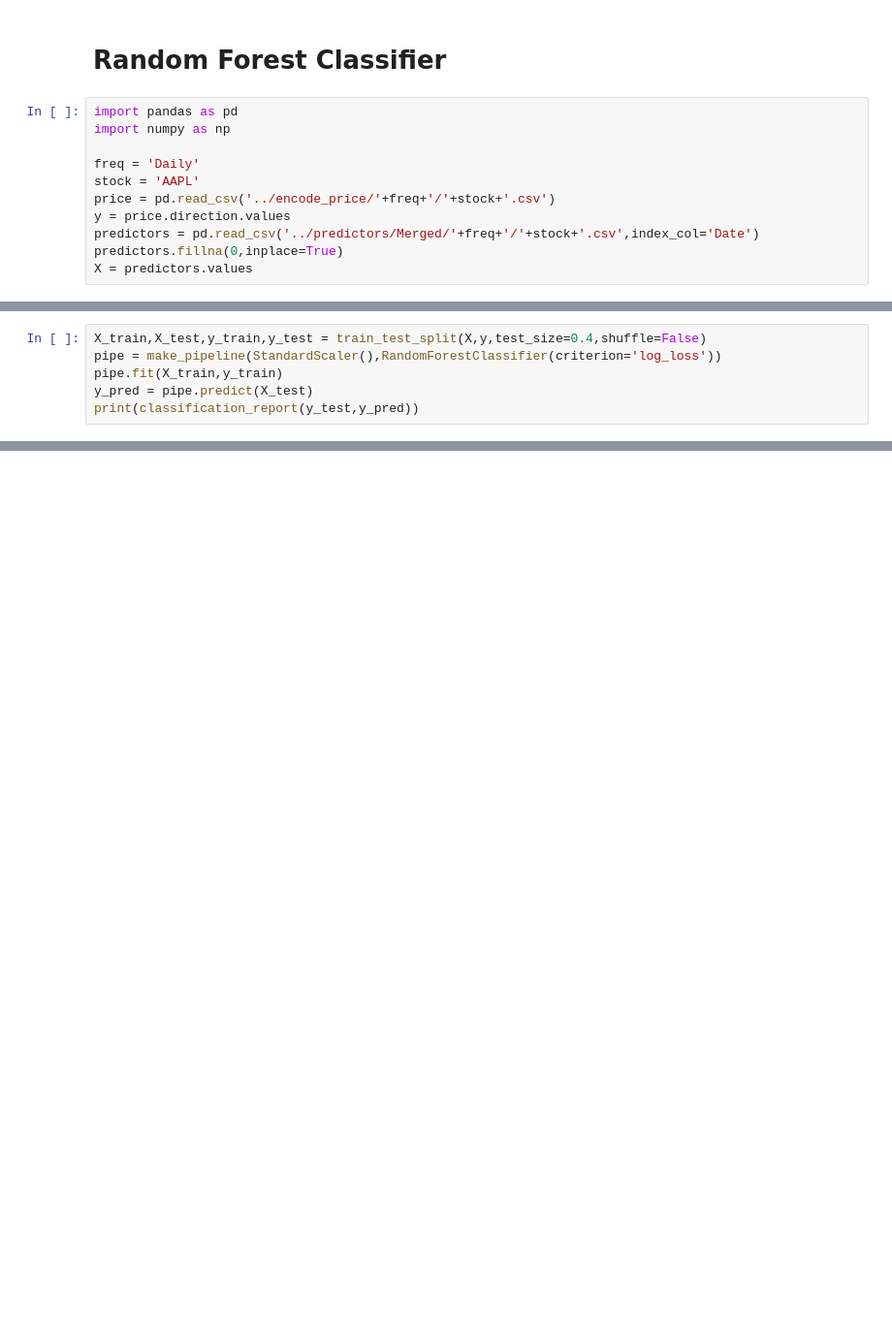
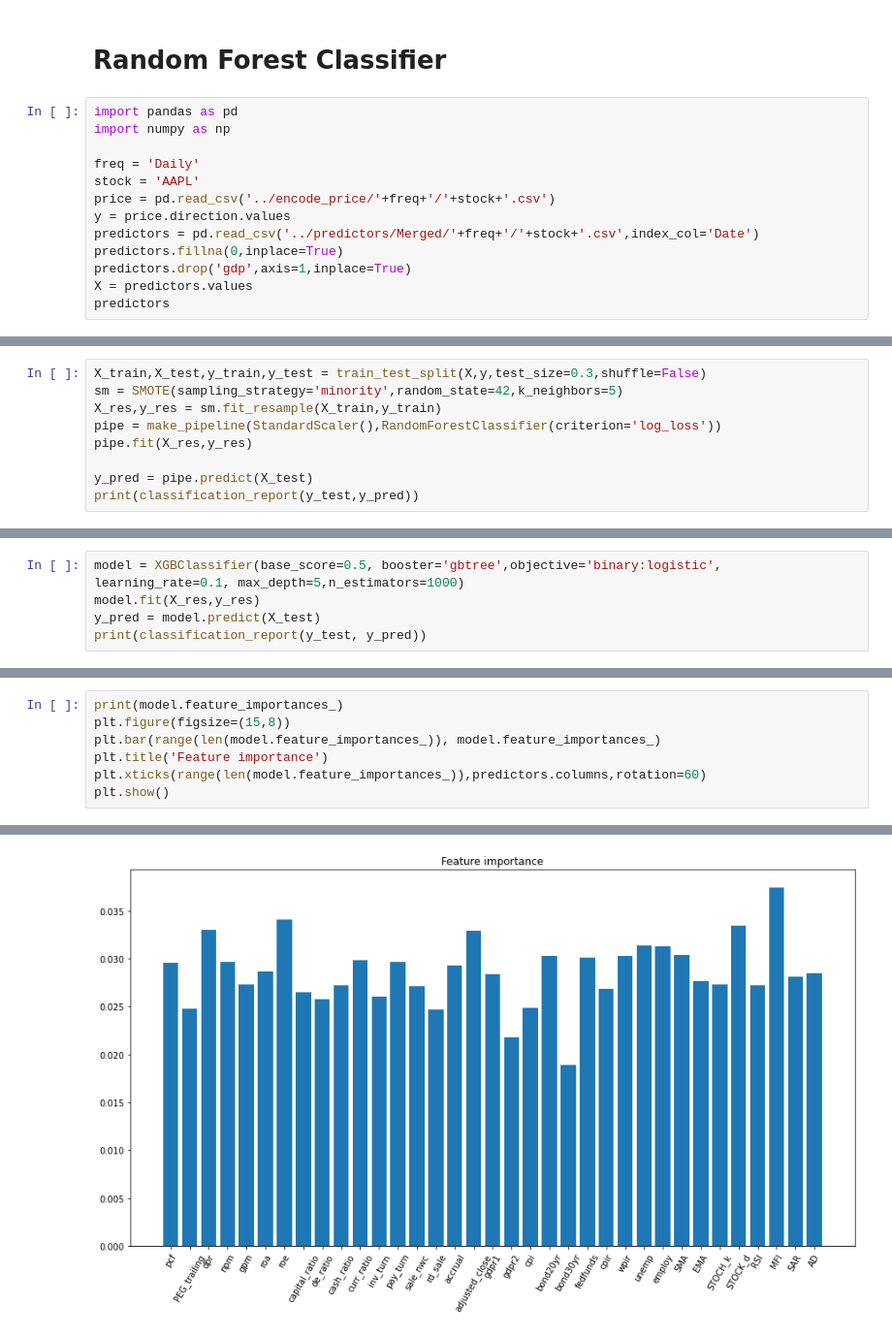
Before and after one commit to ElinorCheng/STA561, a Jupyter notebook: ModelFitting/Random_Forest.ipynb, the cells around one changed output, grey strips where cells are left out. Shown at 97% size. Drawn from its saved outputs; the diff is of its cells as text; blank space fills up the shorter version.

```diff
--- a/ModelFitting/Random_Forest.ipynb
+++ b/ModelFitting/Random_Forest.ipynb
@@ -10,4 +10,6 @@ price = pd.read_csv('../encode_price/'+freq+'/'+stock+'.csv')
 y = price.direction.values
 predictors = pd.read_csv('../predictors/Merged/'+freq+'/'+stock+'.csv',index_col='Date')
 predictors.fillna(0,inplace=True)
+predictors.drop('gdp',axis=1,inplace=True)
 X = predictors.values
+predictors
@@ -21,7 +48,10 @@ from sklearn.metrics import classification_report
 # %%
-X_train,X_test,y_train,y_test = train_test_split(X,y,test_size=0.4,shuffle=False)
+X_train,X_test,y_train,y_test = train_test_split(X,y,test_size=0.3,shuffle=False)
+sm = SMOTE(sampling_strategy='minority',random_state=42,k_neighbors=5)
+X_res,y_res = sm.fit_resample(X_train,y_train)
 pipe = make_pipeline(StandardScaler(),RandomForestClassifier(criterion='log_loss'))
-pipe.fit(X_train,y_train)
+pipe.fit(X_res,y_res)
+
 y_pred = pipe.predict(X_test)
 print(classification_report(y_test,y_pred))
 # %% [output]
@@ -35,0 +66,5 @@ weighted avg       0.51      0.51      0.51      1015
+# %%
+model = XGBClassifier(base_score=0.5, booster='gbtree',objective='binary:logistic', learning_rate=0.1, max_depth=5,n_estimators=1000)
+model.fit(X_res,y_res)
+y_pred = model.predict(X_test)
+print(classification_report(y_test, y_pred))
@@ -35,0 +80,8 @@ weighted avg       0.51      0.51      0.51      1015
+# %%
+print(model.feature_importances_)
+plt.figure(figsize=(15,8))
+plt.bar(range(len(model.feature_importances_)), model.feature_importances_)
+plt.title('Feature importance')
+plt.xticks(range(len(model.feature_importances_)),predictors.columns,rotation=60)
+plt.show()
+# %% [output]
@@ -35,0 +94 @@ weighted avg       0.51      0.51      0.51      1015
+[figure, added]
```
Also changed, not shown: parts of 11 cells of this notebook, 1 other file.
